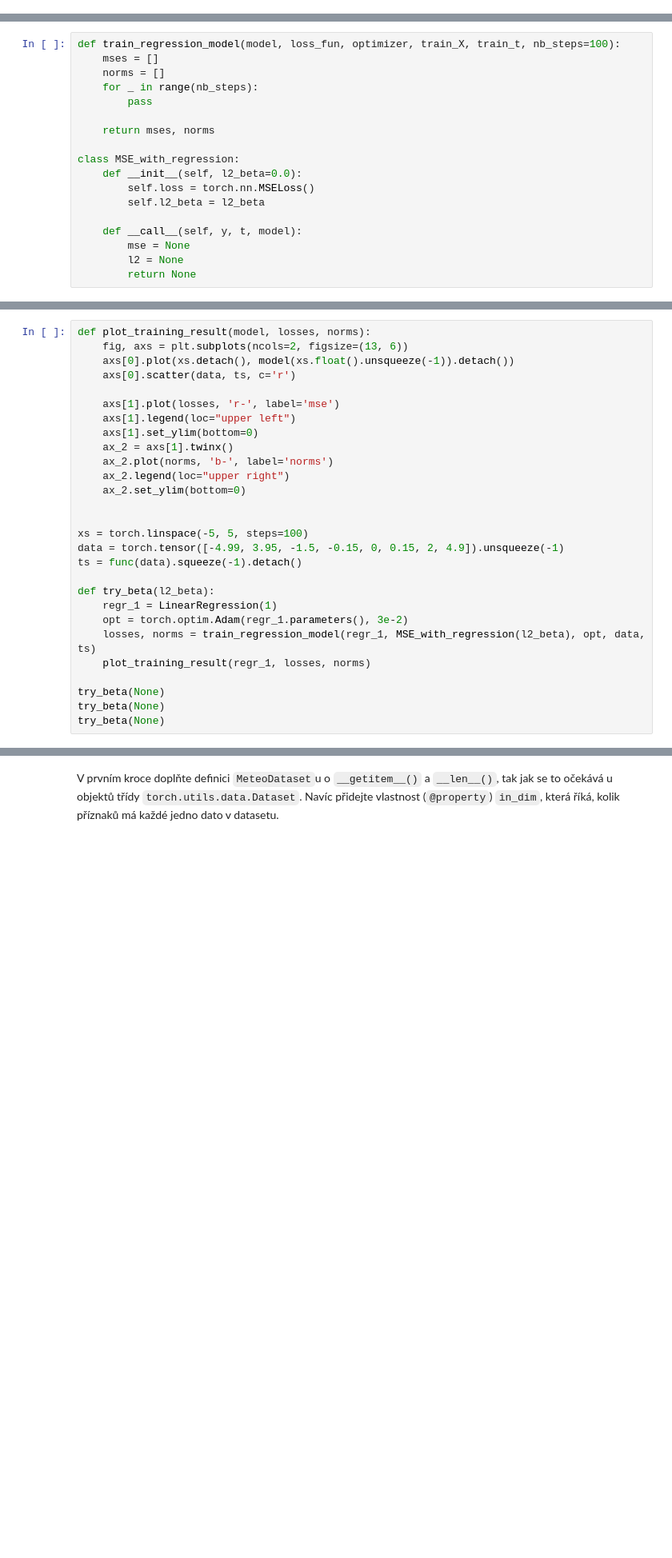
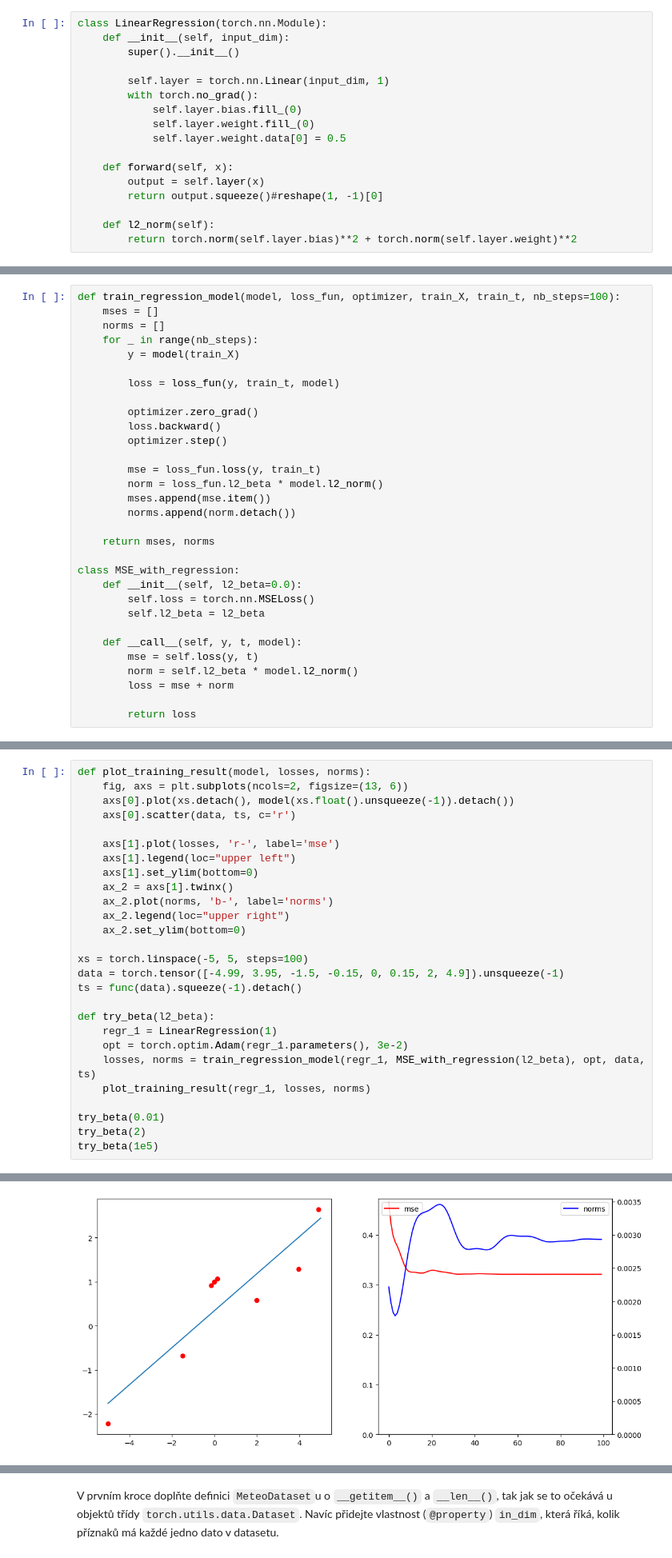
Before and after one commit to Svormen/neuronoveSiete, a Jupyter notebook: zadani.ipynb, the cells around one changed output, grey strips where cells are left out. Shown: that part at 80% size. Cells and saved outputs as stored; diff of their text form; blank space fills up the shorter version.

Commit message:
Task 3 - linear regression

```diff
--- a/zadani.ipynb
+++ b/zadani.ipynb
@@ -109,3 +99,20 @@ class LinearRegression(torch.nn.Module):
+# %%
+class LinearRegression(torch.nn.Module):
+    def __init__(self, input_dim):
+        super().__init__()
+
+        self.layer = torch.nn.Linear(input_dim, 1)
+        with torch.no_grad():
+            self.layer.bias.fill_(0)
+            self.layer.weight.fill_(0)
+            self.layer.weight.data[0] = 0.5
+
+    def forward(self, x):
+        output = self.layer(x)
+        return output.squeeze()#reshape(1, -1)[0]
+
+    def l2_norm(self):
+        return torch.norm(self.layer.bias)**2 + torch.norm(self.layer.weight)**2
 # %% [markdown]
 Naimplementujte funkci pro trénování modelu takového modelu.
 Funkce přijímá:
@@ -124,7 +131,18 @@ def train_regression_model(model, loss_fun, optimizer, train_X, train_t, nb_step
     mses = []
     norms = []
     for _ in range(nb_steps):
-        pass
+        y = model(train_X)
+
+        loss = loss_fun(y, train_t, model)
+
+        optimizer.zero_grad()
+        loss.backward()
+        optimizer.step()
+
+        mse = loss_fun.loss(y, train_t)
+        norm = loss_fun.l2_beta * model.l2_norm()
+        mses.append(mse.item())
+        norms.append(norm.detach())
 
     return mses, norms
 
@@ -134,9 +152,11 @@ class MSE_with_regression:
         self.l2_beta = l2_beta
 
     def __call__(self, y, t, model):
-        mse = None
-        l2 = None
-        return None
+        mse = self.loss(y, t)
+        norm = self.l2_beta * model.l2_norm()
+        loss = mse + norm
+
+        return loss
 # %% [markdown]
 Spusťte trénování několikrát pomocí `try_beta` a najděte tři nastavení, která dají po řadě:
 1. Dobrý odhad.
@@ -158,7 +178,6 @@ def plot_training_result(model, losses, norms):
     ax_2.legend(loc="upper right")
     ax_2.set_ylim(bottom=0)
 
-
 xs = torch.linspace(-5, 5, steps=100)
 data = torch.tensor([-4.99, 3.95, -1.5, -0.15, 0, 0.15, 2, 4.9]).unsqueeze(-1)
 ts = func(data).squeeze(-1).detach()
@@ -169,7 +188,7 @@ def try_beta(l2_beta):
     losses, norms = train_regression_model(regr_1, MSE_with_regression(l2_beta), opt, data, ts)
     plot_training_result(regr_1, losses, norms)
 
-try_beta(None)
-try_beta(None)
-try_beta(None)
+try_beta(0.01)
+try_beta(2)
+try_beta(1e5)
 # %% [output]
@@ -176,0 +195 @@ ValueError: optimizer got an empty parameter list
+[figure, added]
```
Also changed, not shown: parts of 4 cells of this notebook.
